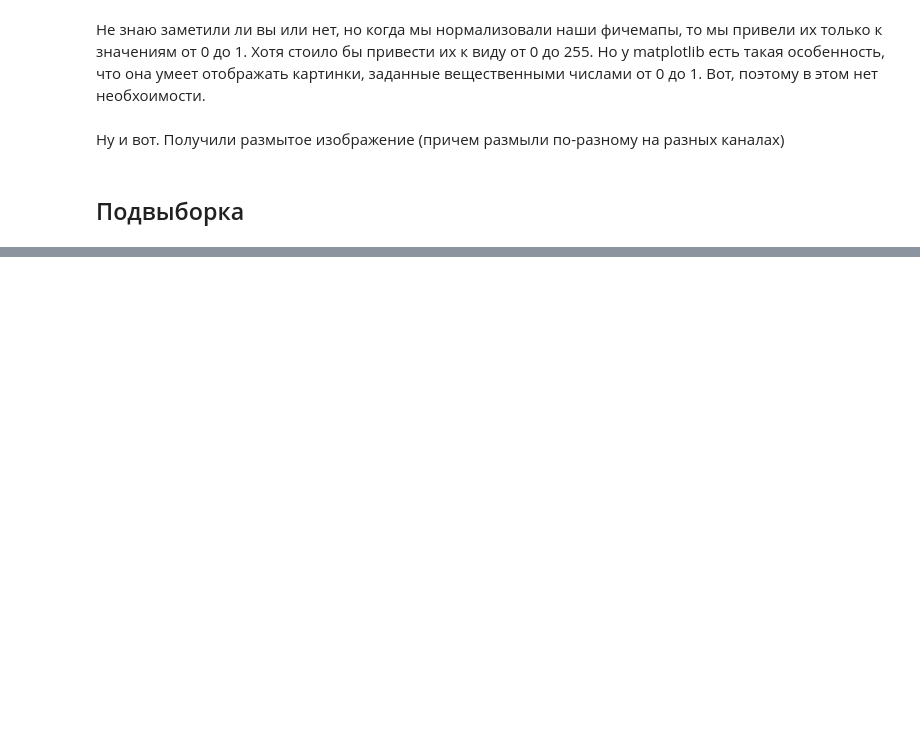
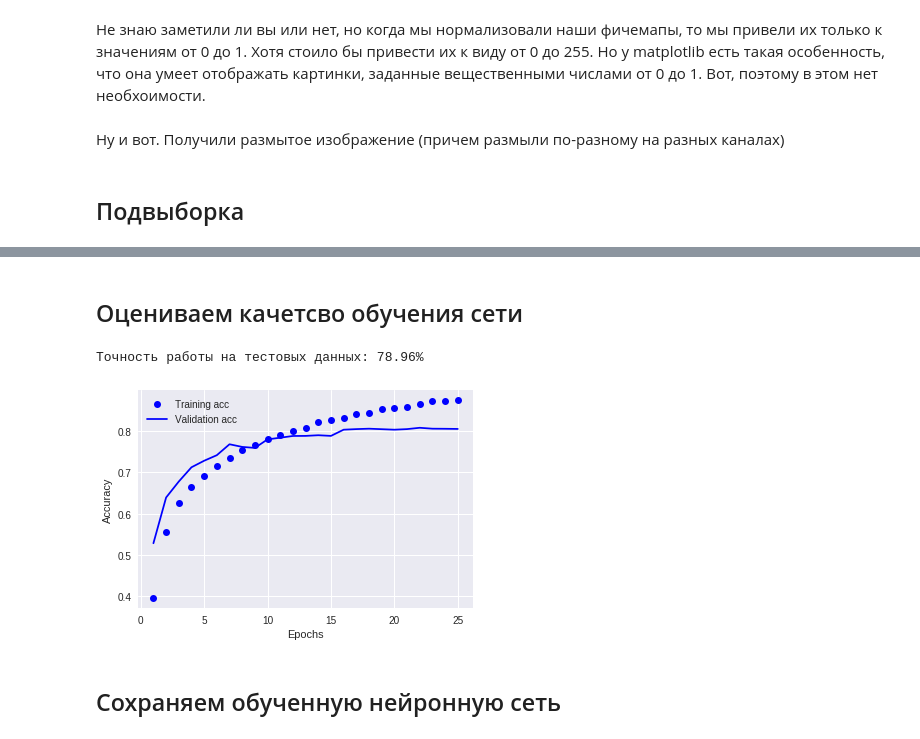
Before and after one commit to Lavabar/My-Neural-Networks-Course, a Jupyter notebook: lesson3.ipynb, the cells around one changed output, grey strips where cells are left out. Cells and saved outputs as stored; diff of their text form; code cells hidden in the pictures; blank space fills up the shorter version.

```diff
--- a/lesson3.ipynb
+++ b/lesson3.ipynb
@@ -158,0 +279,3 @@ imgplot = plt.imshow(conv_img) # отображаем
+# %%
+Y_train = np_utils.to_categorical(y_train, nb_classes)
+Y_test = np_utils.to_categorical(y_test, nb_classes)
@@ -158,0 +337,4 @@ imgplot = plt.imshow(conv_img) # отображаем
+# %%
+model.compile(loss='categorical_crossentropy',
+              optimizer='adam',
+              metrics=['accuracy'])
@@ -158,0 +343,7 @@ imgplot = plt.imshow(conv_img) # отображаем
+# %%
+history = model.fit(X_train, Y_train,
+              batch_size=batch_size,
+              epochs=nb_epoch,
+              validation_split=0.1,
+              shuffle=True,
+              verbose=2)
@@ -158,0 +368,23 @@ imgplot = plt.imshow(conv_img) # отображаем
+# %% [markdown]
+## Оцениваем качетсво обучения сети
+# %%
+# Оцениваем качество обучения модели на тестовых данных
+scores = model.evaluate(X_test, Y_test, verbose=0)
+print("Точность работы на тестовых данных: %.2f%%" % (scores[1]*100))
+# %% [output]
+Точность работы на тестовых данных: 78.96%
+# %%
+history_dict = history.history
+acc_values = history_dict['acc']
+val_acc_values = history_dict['val_acc']
+epochs = range(1, len(acc_values) + 1)
+plt.plot(epochs, acc_values, 'bo', label='Training acc')
+plt.plot(epochs, val_acc_values, 'b', label='Validation acc')
+plt.xlabel('Epochs')
+plt.ylabel('Accuracy')
+plt.legend()
+plt.show()
+# %% [output]
+[figure, added]
+# %% [markdown]
+## Сохраняем обученную нейронную сеть
```
Also changed, not shown: parts of 65 cells of this notebook.
